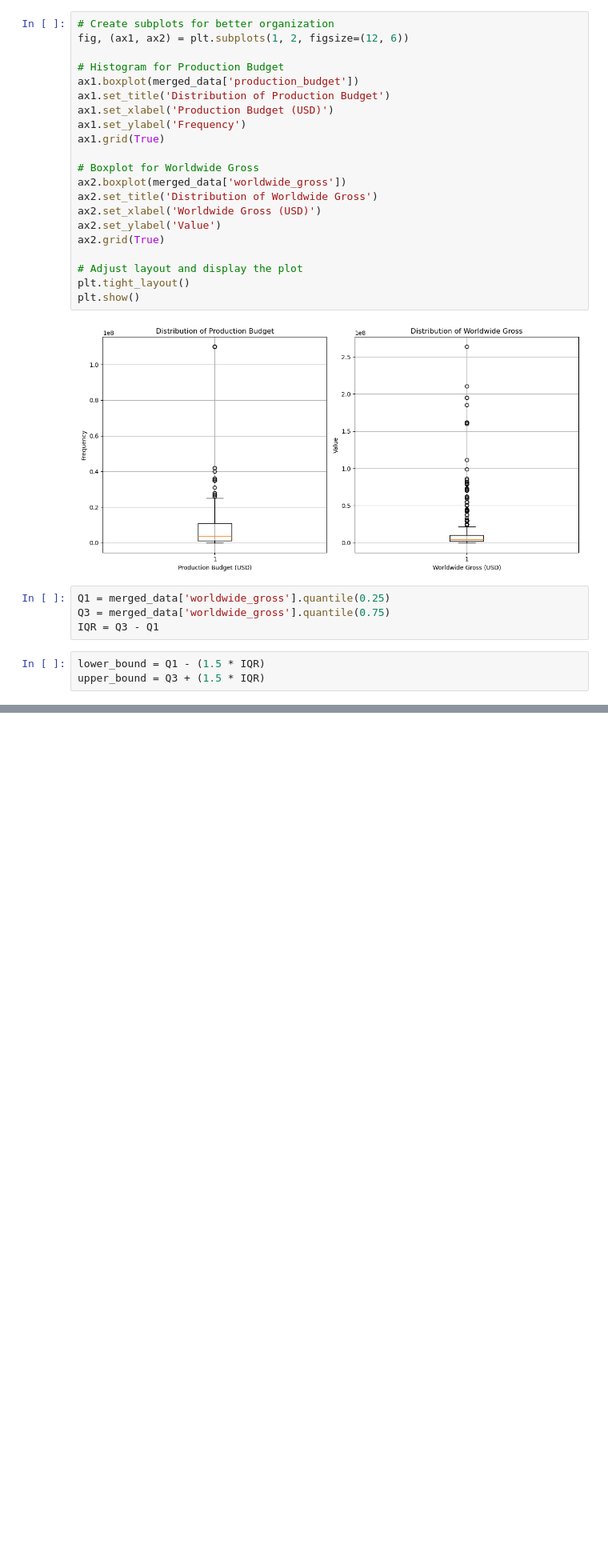
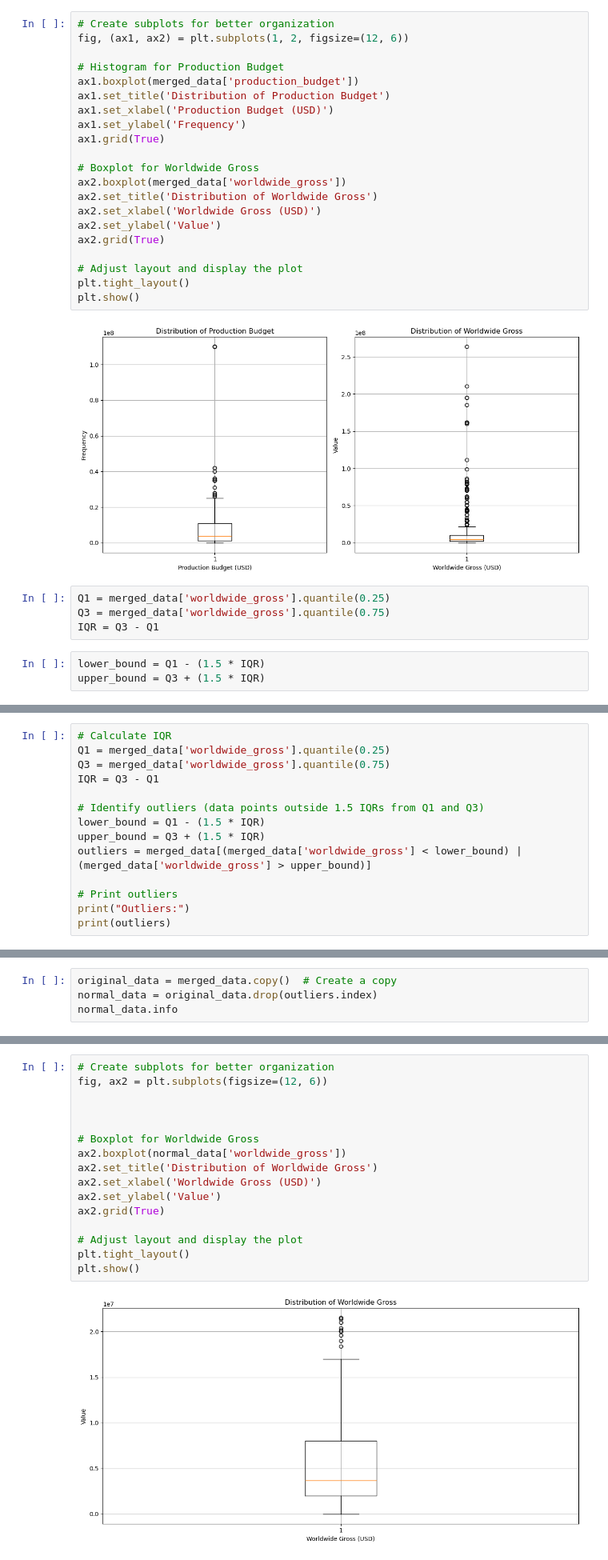
Before and after one commit to victormuuo07/Project_trial2, a Jupyter notebook: index.ipynb, the cells around one changed output, grey strips where cells are left out. Shown: that part at 80% size. Saved outputs shown, nothing was run; the diff lists cells and outputs as text; blank space fills up the shorter version.

```diff
--- a/index.ipynb
+++ b/index.ipynb
@@ -376,0 +397,14 @@ outliers = merged_data[(merged_data['worldwide_gross'] < lower_bound) | (merged_
+# %%
+# Calculate IQR
+Q1 = merged_data['worldwide_gross'].quantile(0.25)
+Q3 = merged_data['worldwide_gross'].quantile(0.75)
+IQR = Q3 - Q1
+
+# Identify outliers (data points outside 1.5 IQRs from Q1 and Q3)
+lower_bound = Q1 - (1.5 * IQR)
+upper_bound = Q3 + (1.5 * IQR)
+outliers = merged_data[(merged_data['worldwide_gross'] < lower_bound) | (merged_data['worldwide_gross'] > upper_bound)]
+
+# Print outliers
+print("Outliers:")
+print(outliers)
@@ -376,0 +431,4 @@ outliers = merged_data[(merged_data['worldwide_gross'] < lower_bound) | (merged_
+# %%
+original_data = merged_data.copy()  # Create a copy
+normal_data = original_data.drop(outliers.index)
+normal_data.info
@@ -376,0 +453,18 @@ outliers = merged_data[(merged_data['worldwide_gross'] < lower_bound) | (merged_
+# %%
+# Create subplots for better organization
+fig, ax2 = plt.subplots(figsize=(12, 6))
+
+
+
+# Boxplot for Worldwide Gross
+ax2.boxplot(normal_data['worldwide_gross'])
+ax2.set_title('Distribution of Worldwide Gross')
+ax2.set_xlabel('Worldwide Gross (USD)')
+ax2.set_ylabel('Value')
+ax2.grid(True)
+
+# Adjust layout and display the plot
+plt.tight_layout()
+plt.show()
+# %% [output]
+[figure, added]
```
Also changed, not shown: parts of 6 cells of this notebook.
